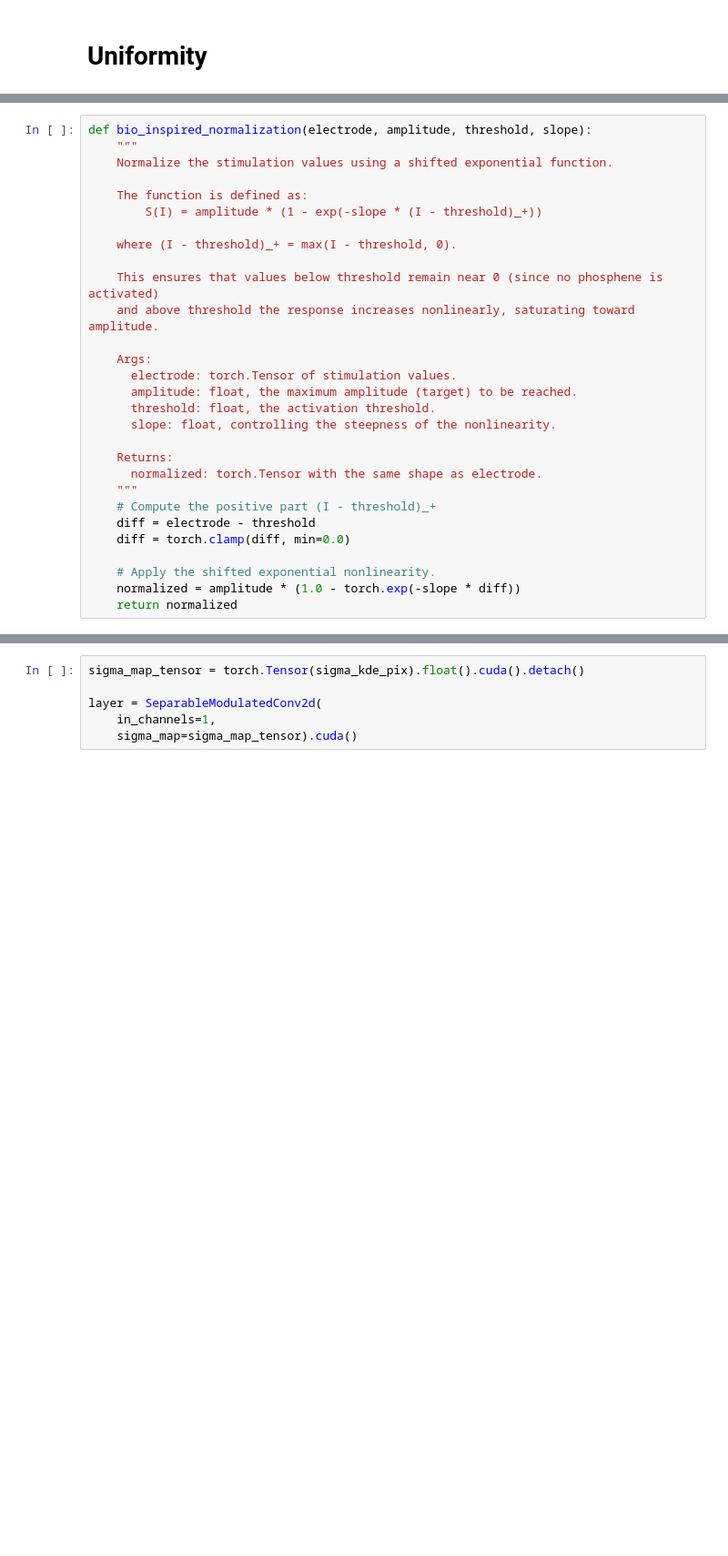
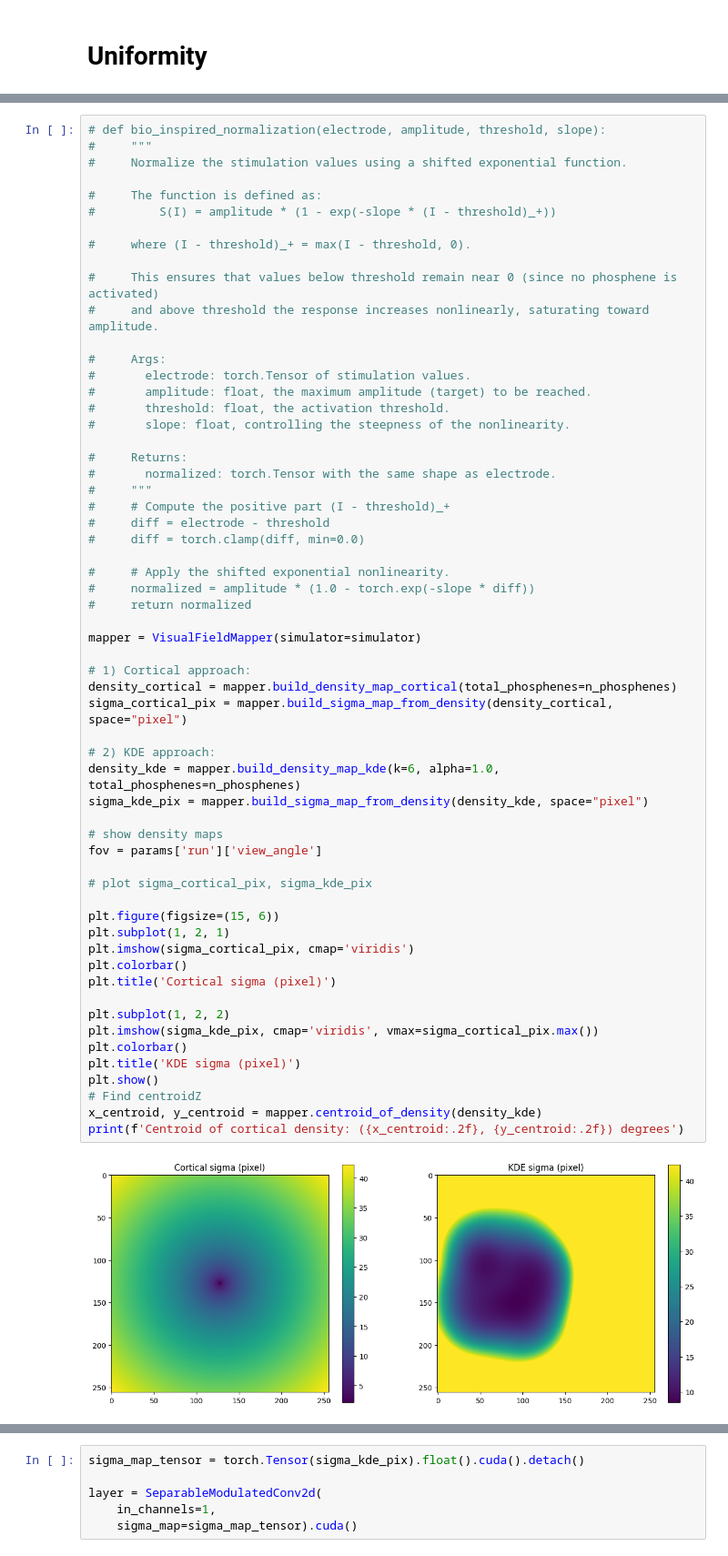
Before and after one commit to MichelleAppel/SCAPE, a Jupyter notebook: notebooks/gaze_demo.ipynb, the cells around one changed output, grey strips where cells are left out. Shown at 91% size. Drawn from its saved outputs; the diff is of its cells as text; blank space fills up the shorter version.

```diff
--- a/notebooks/gaze_demo.ipynb
+++ b/notebooks/gaze_demo.ipynb
@@ -272,29 +239,61 @@ plt.show()
 # %%
-def bio_inspired_normalization(electrode, amplitude, threshold, slope):
-    """
-    Normalize the stimulation values using a shifted exponential function.
+# def bio_inspired_normalization(electrode, amplitude, threshold, slope):
+#     """
+#     Normalize the stimulation values using a shifted exponential function.
 
-    The function is defined as:
-        S(I) = amplitude * (1 - exp(-slope * (I - threshold)_+))
+#     The function is defined as:
+#         S(I) = amplitude * (1 - exp(-slope * (I - threshold)_+))
 
-    where (I - threshold)_+ = max(I - threshold, 0).
+#     where (I - threshold)_+ = max(I - threshold, 0).
 
-    This ensures that values below threshold remain near 0 (since no phosphene is activated)
-    and above threshold the response increases nonlinearly, saturating toward amplitude.
+#     This ensures that values below threshold remain near 0 (since no phosphene is activated)
+#     and above threshold the response increases nonlinearly, saturating toward amplitude.
 
-    Args:
-      electrode: torch.Tensor of stimulation values.
-      amplitude: float, the maximum amplitude (target) to be reached.
-      threshold: float, the activation threshold.
-      slope: float, controlling the steepness of the nonlinearity.
+#     Args:
+#       electrode: torch.Tensor of stimulation values.
+#       amplitude: float, the maximum amplitude (target) to be reached.
+#       threshold: float, the activation threshold.
+#       slope: float, controlling the steepness of the nonlinearity.
 
-    Returns:
-      normalized: torch.Tensor with the same shape as electrode.
-    """
-    # Compute the positive part (I - threshold)_+
-    diff = electrode - threshold
-    diff = torch.clamp(diff, min=0.0)
+#     Returns:
+#       normalized: torch.Tensor with the same shape as electrode.
+#     """
+#     # Compute the positive part (I - threshold)_+
+#     diff = electrode - threshold
+#     diff = torch.clamp(diff, min=0.0)
 
-    # Apply the shifted exponential nonlinearity.
-    normalized = amplitude * (1.0 - torch.exp(-slope * diff))
-    return normalized
+#     # Apply the shifted exponential nonlinearity.
+#     normalized = amplitude * (1.0 - torch.exp(-slope * diff))
+#     return normalized
+
+mapper = VisualFieldMapper(simulator=simulator)
+
+# 1) Cortical approach:
+density_cortical = mapper.build_density_map_cortical(total_phosphenes=n_phosphenes)
+sigma_cortical_pix = mapper.build_sigma_map_from_density(density_cortical, space="pixel")
+
+# 2) KDE approach:
+density_kde = mapper.build_density_map_kde(k=6, alpha=1.0, total_phosphenes=n_phosphenes)
+sigma_kde_pix = mapper.build_sigma_map_from_density(density_kde, space="pixel")
+
+# show density maps
+fov = params['run']['view_angle']
+
+# plot sigma_cortical_pix, sigma_kde_pix
+
+plt.figure(figsize=(15, 6))
+plt.subplot(1, 2, 1)
+plt.imshow(sigma_cortical_pix, cmap='viridis')
+plt.colorbar()
+plt.title('Cortical sigma (pixel)')
+
+plt.subplot(1, 2, 2)
+plt.imshow(sigma_kde_pix, cmap='viridis', vmax=sigma_cortical_pix.max())
+plt.colorbar()
+plt.title('KDE sigma (pixel)')
+plt.show()
+# Find centroidZ
+x_centroid, y_centroid = mapper.centroid_of_density(density_kde)
+print(f'Centroid of cortical density: ({x_centroid:.2f}, {y_centroid:.2f}) degrees')
+# %% [output]
+[figure, added]
```
Also changed, not shown: parts of 16 cells of this notebook, 21 other files.
